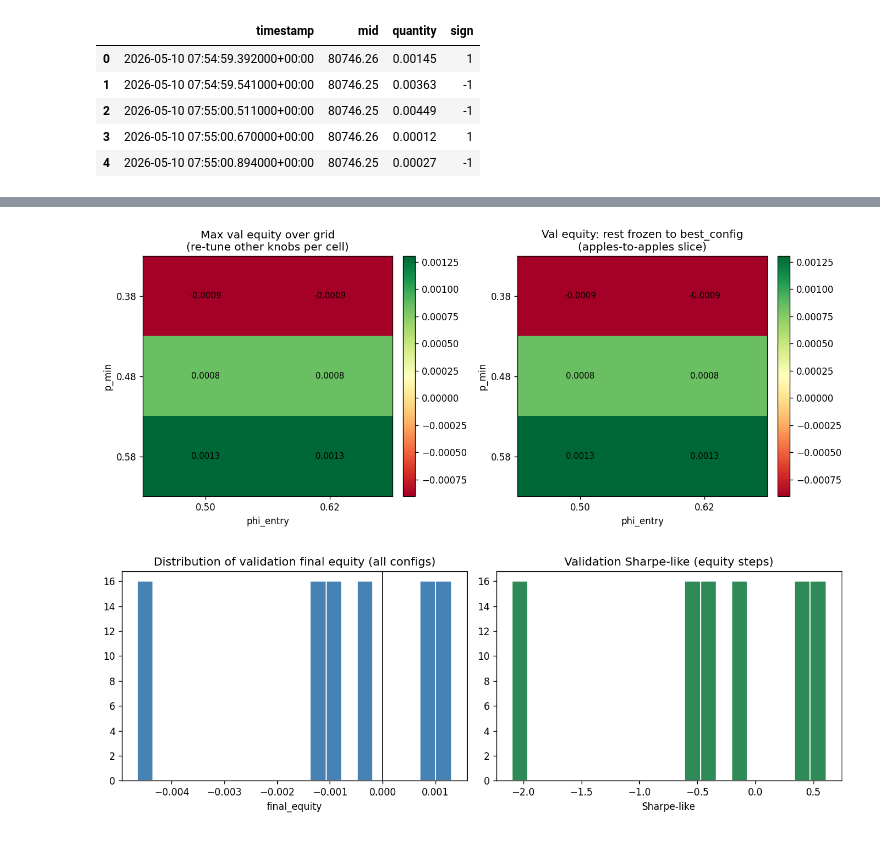
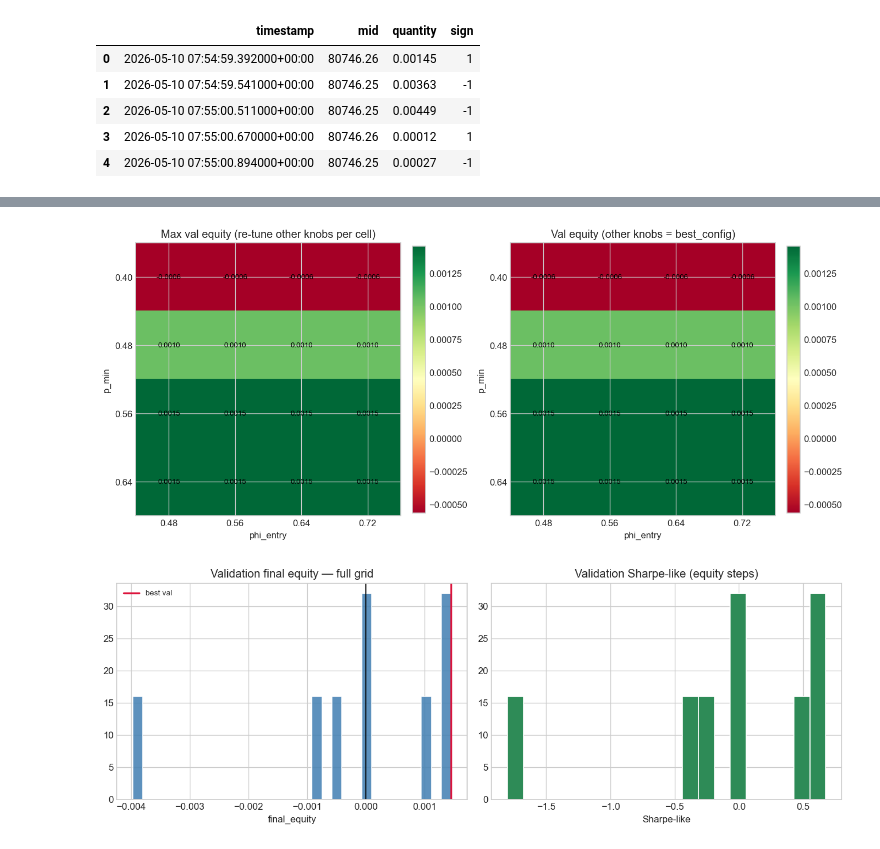
Before and after one commit to patrickacassidyau-lab/metaorder-modelling-gebbie-, a Jupyter notebook: notebooks/metaorder_tuning_report_executed.ipynb, the cells around one changed output, grey strips where cells are left out. Cells and saved outputs as stored; diff of their text form; code cells hidden in the pictures.

```diff
--- a/notebooks/metaorder_tuning_report_executed.ipynb
+++ b/notebooks/metaorder_tuning_report_executed.ipynb
@@ -24,6 +26,13 @@ print("repo root:", REPO.resolve())
 
 plt.rcParams["figure.figsize"] = (9, 4.5)
 plt.rcParams["figure.dpi"] = 120
+try:
+    plt.style.use("seaborn-v0_8-whitegrid")
+except OSError:
+    try:
+        plt.style.use("ggplot")
+    except OSError:
+        pass
 # %% [output]
 repo root: /Users/patrickcassidy/Desktop/metaorder-modelling-gebbie-
 # %%
@@ -68,15 +95,21 @@ calib 401 val 300 test 301
 Calculating best minimal value for power law fit
 alpha= 1.7821777343749994 sigma_d= 8.800051383389402e-06 vd= 5.5134
 # %%
-print("Grid search on VALIDATION only (48 configs)…")
+PRESET = "fine"
+n_grid = grid_preset_size(PRESET)
+print(f"Grid search on VALIDATION only ({n_grid} configs, preset={PRESET})…")
 result = grid_search_signal_backtest(
     structural,
     val,
     tst,
     s_max=8000.0,
     maximize="final_equity",
+    grid_preset=PRESET,
+    leaderboard_k=10,
 )
 print("Best config:\n", json.dumps(result.best_config, indent=2))
 print("Validation metrics:", json.dumps(result.validation_metrics, indent=2))
 print("TEST metrics:", json.dumps(result.test_metrics, indent=2))
+print("\nLeaderboard — top validation configs scored on held-out test:")
+print(pd.DataFrame(result.leaderboard).to_string(index=False))
 # %% [output]
@@ -119,7 +152,6 @@ pivot = g.pivot_table(
     aggfunc="max",
 )
 
-# Apples-to-apples: vary only p_min × phi_entry; freeze rest at winning config
 bcfg_fix = BacktestConfig(half_spread_frac=result.best_config["half_spread"])
 fixed_rows = []
 for pm in pivot.index:
@@ -132,61 +164,47 @@ for pm in pivot.index:
             phi_exit=result.best_config["phi_exit"],
             s_max=result.best_config["s_max"],
             kappa_cost=result.best_config["kappa"],
         )
         out = run_event_backtest(val, structural, scfg, bcfg_fix)
         fixed_rows.append(
             {"p_min": pm, "phi_entry": pe, "eq": float(out["equity"].iloc[-1])}
         )
 gf = pd.DataFrame(fixed_rows)
 pivot_fix = gf.pivot(index="p_min", columns="phi_entry", values="eq")
 
-fig, (ax0, ax1) = plt.subplots(1, 2, figsize=(11.5, 4.8))
+fig, (ax0, ax1) = plt.subplots(1, 2, figsize=(11.5, 5))
 
 for ax, pv, title in (
-    (
-        ax0,
-        pivot,
-        "Max val equity over grid\n(re-tune other knobs per cell)",
-    ),
-    (
-        ax1,
-        pivot_fix,
-        "Val equity: rest frozen to best_config\n(apples-to-apples slice)",
-    ),
+    (ax0, pivot, "Max val equity (re-tune other knobs per cell)"),
+    (ax1, pivot_fix, "Val equity (other knobs = best_config)"),
 ):
     arr = pv.values.astype(float)
     im = ax.imshow(arr, aspect="auto", cmap="RdYlGn")
     ax.set_xticks(range(len(pv.columns)))
     ax.set_xticklabels([f"{x:.2f}" for x in pv.columns])
     ax.set_yticks(range(len(pv.index)))
     ax.set_yticklabels([f"{x:.2f}" for x in pv.index])
     ax.set_xlabel("phi_entry")
     ax.set_ylabel("p_min")
     ax.set_title(title)
     for i in range(arr.shape[0]):
         for j in range(arr.shape[1]):
-            ax.text(
-                j,
-                i,
-                f"{arr[i, j]:.4f}",
-                ha="center",
-                va="center",
-                color="black",
-                fontsize=9,
-            )
+            ax.text(j, i, f"{arr[i, j]:.4f}", ha="center", va="center", color="black", fontsize=8)
     fig.colorbar(im, ax=ax, fraction=0.046, pad=0.04)
 
 plt.tight_layout()
-plt.savefig(REPO / "notebooks" / "fig_heatmap_val_equity.png", dpi=140)
+plt.savefig(REPO / "notebooks" / "fig_heatmap_val_equity.png", dpi=160)
 plt.show()
 # %% [output]
-[figure, old version]
+[figure, new version]
 # %%
 fig, axes = plt.subplots(1, 2, figsize=(11, 4))
 
-axes[0].hist(g["val_final_equity"], bins=20, color="steelblue", edgecolor="white")
+axes[0].hist(g["val_final_equity"], bins=32, color="steelblue", edgecolor="white", alpha=0.88)
 axes[0].axvline(0, color="black", lw=1)
-axes[0].set_title("Distribution of validation final equity (all configs)")
+axes[0].axvline(result.best_validation_equity, color="crimson", lw=2, label="best val")
+axes[0].legend(fontsize=8)
+axes[0].set_title("Validation final equity — full grid")
 axes[0].set_xlabel("final_equity")
 
 axes[1].hist(g["val_sharpe_like"].replace([np.inf, -np.inf], np.nan).dropna(), bins=20, color="seagreen", edgecolor="white")
@@ -197,4 +215,4 @@ plt.tight_layout()
 plt.savefig(REPO / "notebooks" / "fig_grid_distributions.png", dpi=140)
 plt.show()
 # %% [output]
-[figure, old version]
+[figure, new version]
```
Also changed, not shown: parts of 21 cells of this notebook, 14 other files.
